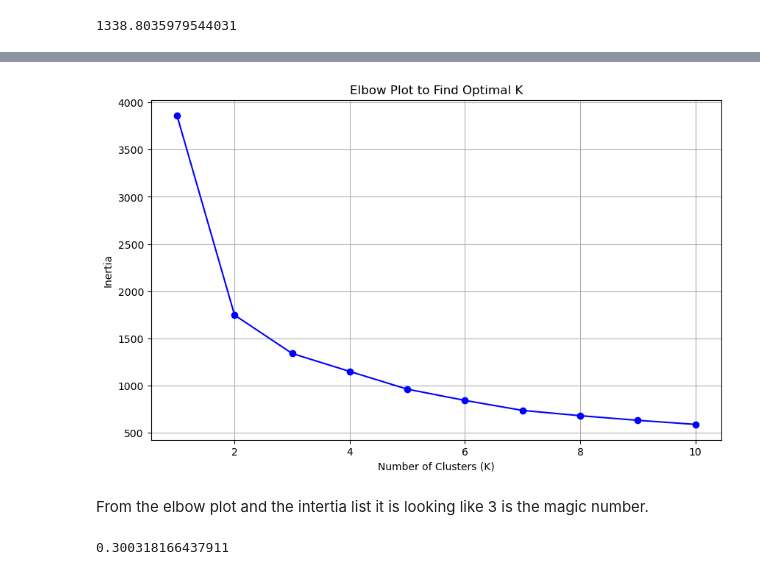
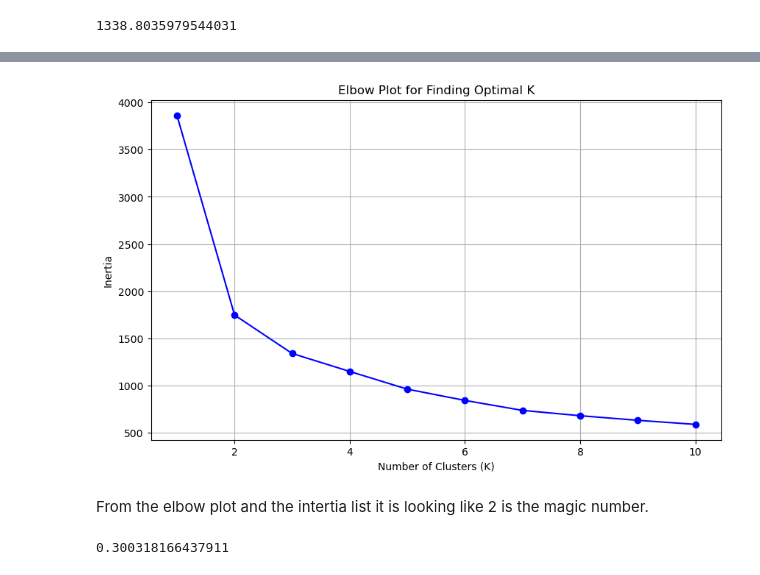
Before and after one commit to robbhuey/Spotify, a Jupyter notebook: Code/02_Pre-processing_and_Modeling.ipynb, the cells around one changed output, grey strips where cells are left out. Saved outputs shown, nothing was run; the diff lists cells and outputs as text; code cells hidden in the pictures.

```diff
--- a/Code/02_Pre-processing_and_Modeling.ipynb
+++ b/Code/02_Pre-processing_and_Modeling.ipynb
@@ -24,7 +24,7 @@ warnings.filterwarnings('ignore')
 # %% [markdown]
 ## Reading in the cleaned dataset.
 # %%
-spot = pd.read_csv('Data/clean/final.csv')
+spot = pd.read_csv('../Data/clean/final.csv')
 # %%
 spot.head()
 # %% [output]
@@ -157,18 +157,18 @@ inertias
  630.1938347420178,
  587.1612132313156]
 # %%
-# Create the elbow plot
+# Created the elbow plot to find the optimal k value via intertia scores.
 plt.figure(figsize=(10, 6))
 plt.plot(k_values, inertias, marker='o', linestyle='-', color='b')
 plt.xlabel('Number of Clusters (K)')
 plt.ylabel('Inertia')
-plt.title('Elbow Plot to Find Optimal K')
+plt.title('Elbow Plot for Finding Optimal K')
 plt.grid(True)
 plt.show()
 # %% [output]
-[figure, old version]
+[figure, new version]
 # %% [markdown]
-From the elbow plot and the intertia list it is looking like 3 is the magic number.
+From the elbow plot and the intertia list it is looking like 2 is the magic number.
 # %%
 # Not the highest silhouette score either so my clusters aren't very far apart from eachother.
 silhouette_score(X_scaled, kmeans.labels_)
```
Also changed, not shown: parts of 5 cells of this notebook, 12 other files.
